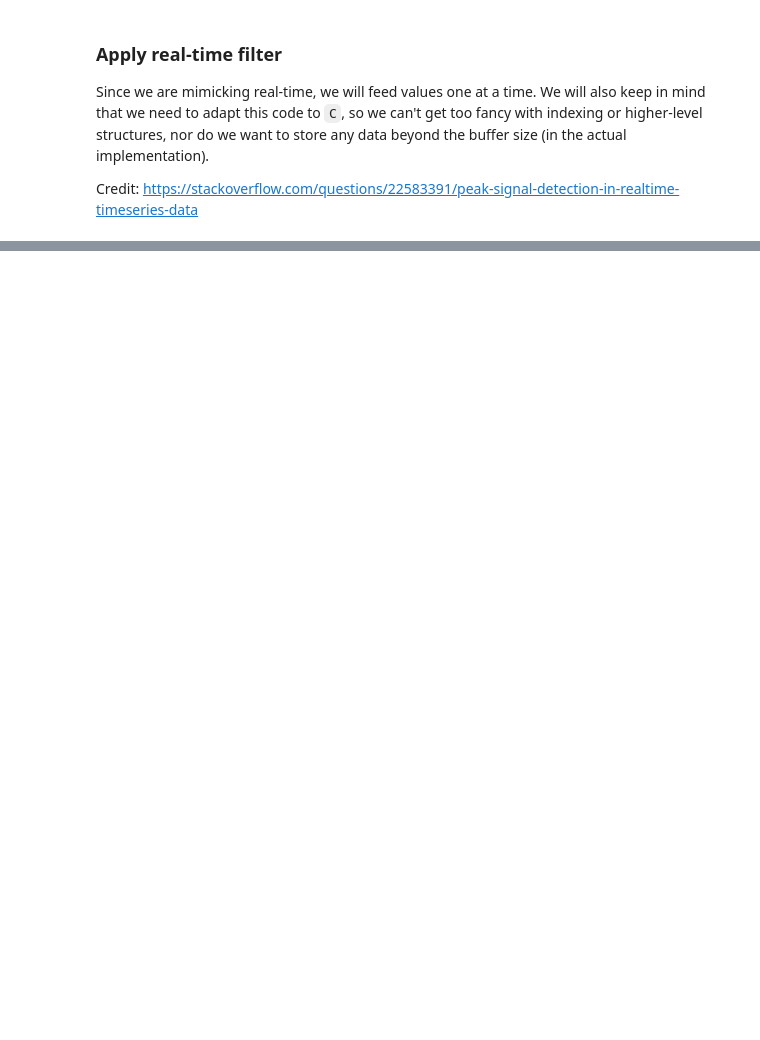
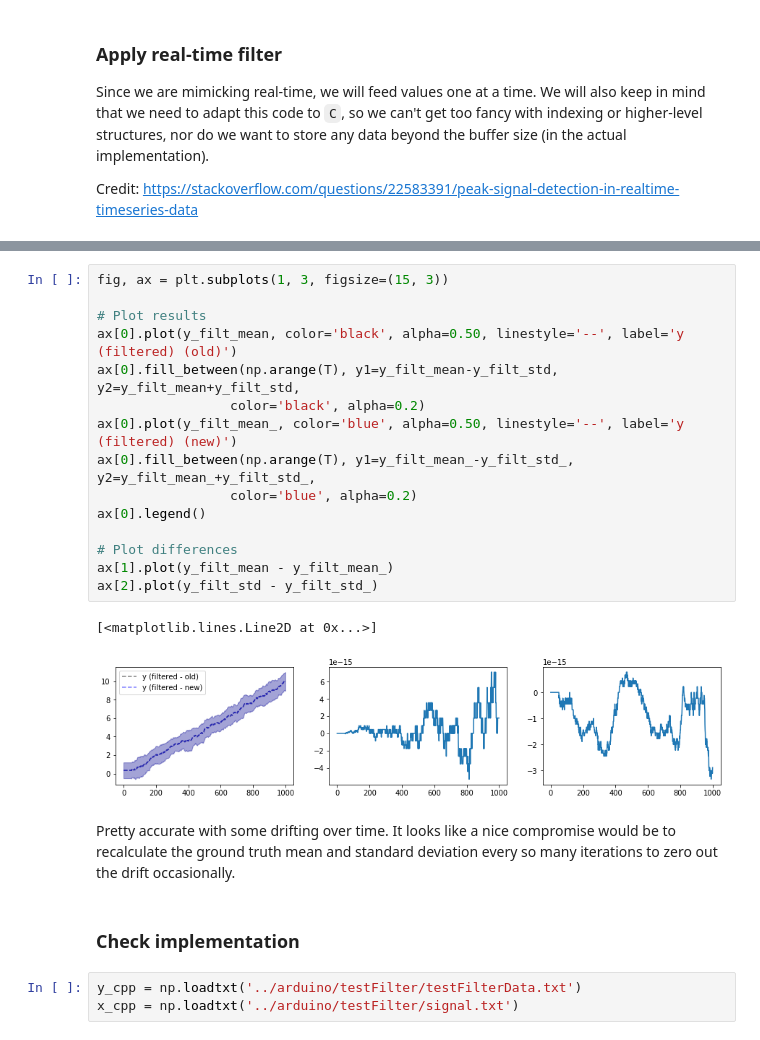
Before and after one commit to jbwebb8/lick-sensor, a Jupyter notebook: capacitiveSensor/python/filters.ipynb, the cells around one changed output, grey strips where cells are left out. Saved outputs shown, nothing was run; the diff lists cells and outputs as text; blank space fills up the shorter version.

```diff
--- a/capacitiveSensor/python/filters.ipynb
+++ b/capacitiveSensor/python/filters.ipynb
@@ -169,0 +240,25 @@ false negative rate: 0.00 (0 of 50)
+# %%
+fig, ax = plt.subplots(1, 3, figsize=(15, 3))
+
+# Plot results
+ax[0].plot(y_filt_mean, color='black', alpha=0.50, linestyle='--', label='y (filtered) (old)')
+ax[0].fill_between(np.arange(T), y1=y_filt_mean-y_filt_std, y2=y_filt_mean+y_filt_std,
+                 color='black', alpha=0.2)
+ax[0].plot(y_filt_mean_, color='blue', alpha=0.50, linestyle='--', label='y (filtered) (new)')
+ax[0].fill_between(np.arange(T), y1=y_filt_mean_-y_filt_std_, y2=y_filt_mean_+y_filt_std_,
+                 color='blue', alpha=0.2)
+ax[0].legend()
+
+# Plot differences
+ax[1].plot(y_filt_mean - y_filt_mean_)
+ax[2].plot(y_filt_std - y_filt_std_)
+# %% [output]
+[<matplotlib.lines.Line2D at 0x...>]
+[figure, added]
+# %% [markdown]
+Pretty accurate with some drifting over time. It looks like a nice compromise would be to recalculate the ground truth mean and standard deviation every so many iterations to zero out the drift occasionally.
+# %% [markdown]
+### Check implementation
+# %%
+y_cpp = np.loadtxt('../arduino/testFilter/testFilterData.txt')
+x_cpp = np.loadtxt('../arduino/testFilter/signal.txt')
```
Also changed, not shown: parts of 8 cells of this notebook, 1 other file.
